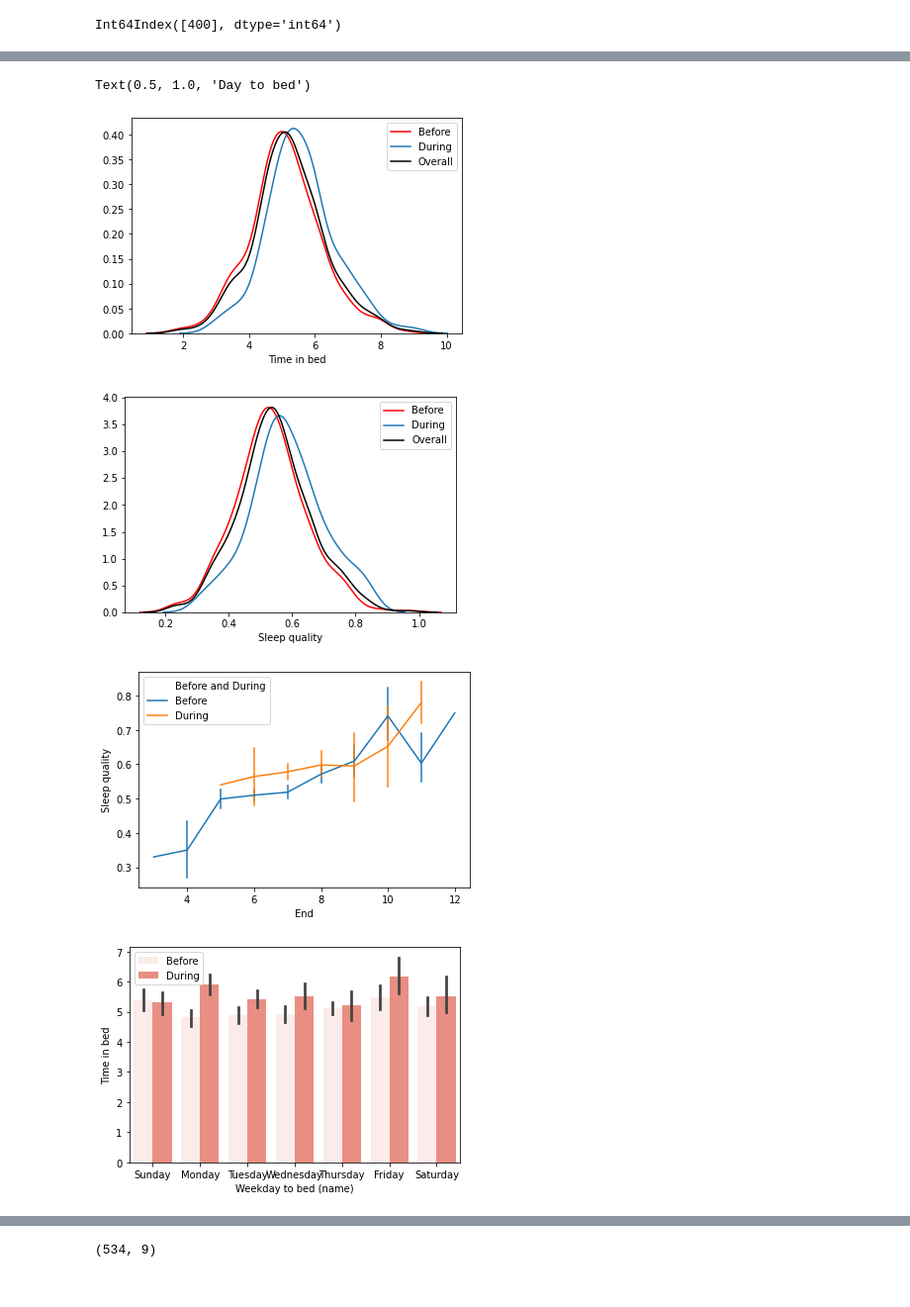
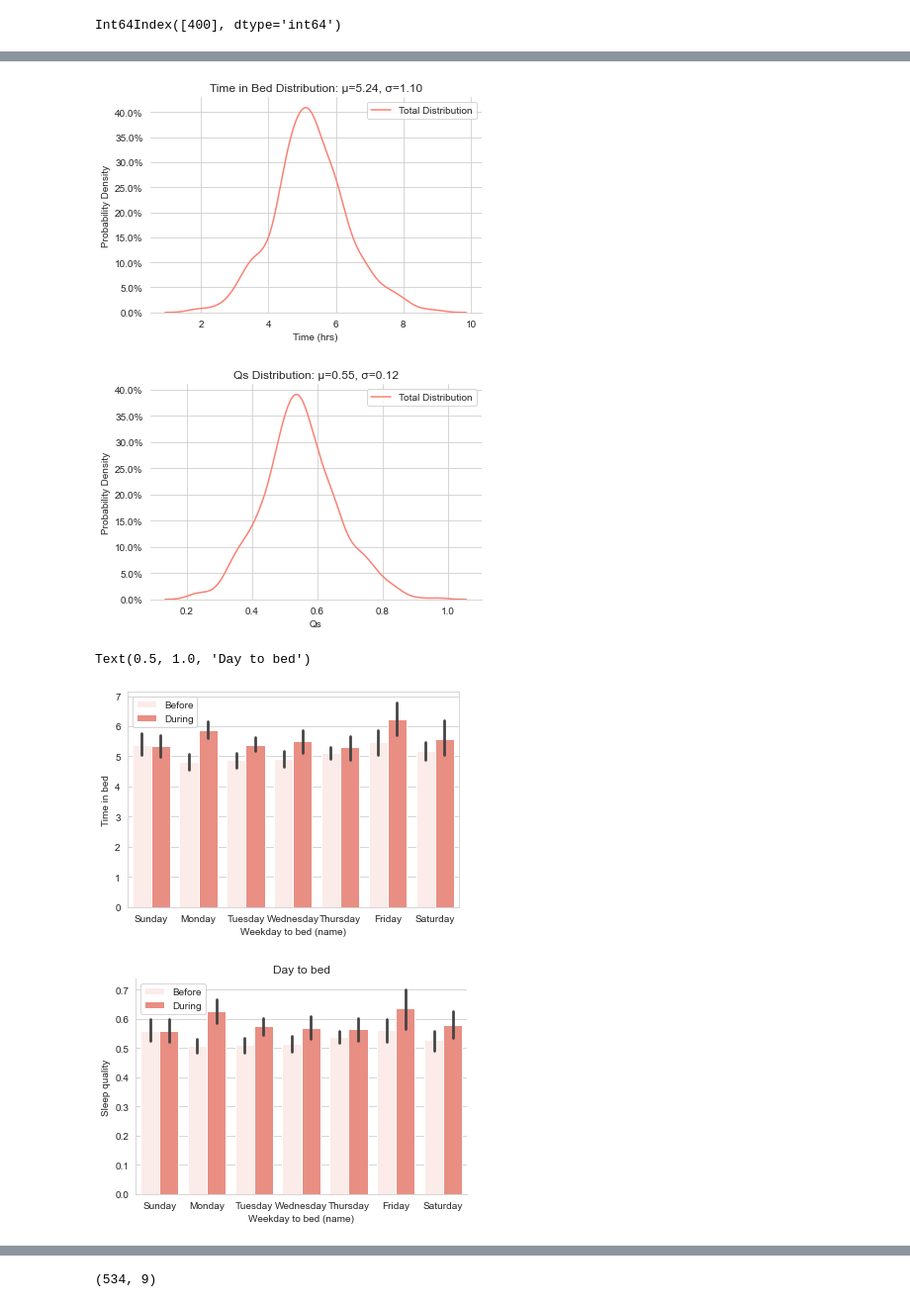
Before and after one commit to AVData/Data_Visualizations, a Jupyter notebook: Sleep_Data_notebook.ipynb, the cells around one changed output, grey strips where cells are left out. Shown at 99% size. Drawn from its saved outputs; the diff is of its cells as text; code cells hidden in the pictures.

Commit message:
perfected visualizations, and generated vis file to incorporate to blog post

```diff
--- a/Sleep_Data_notebook.ipynb
+++ b/Sleep_Data_notebook.ipynb
@@ -44,7 +44,7 @@ from IPython.display import IFrame
 # Note: The previously used dataframe was 'sleepdata.csv', now using an updated
 # dataframe that contains new data (including the data from the aforementioned df)
 
-df = pd.read_csv('./sleepdata2.csv', delimiter=';')
+df = pd.read_csv('./sleepdata.csv', delimiter=';')
 # %%
 # What are the features available in my dataframe?
 
@@ -629,28 +656,73 @@ Ttest_indResult(statistic=-4.468880394315968, pvalue=9.613059698853478e-06)
+# %%
+# Population Quality of sleep and time asleep distributions
+
+fig, ax_1 = plt.subplots()
+ax_1.yaxis.set_major_formatter(PercentFormatter(xmax=1))
+ax_1 = sns.distplot(df['Time in bed'], hist=False, color='salmon', label='Total Distribution')
+# ax_4.legend()
+plt.xlabel('Time (hrs)')
+plt.ylabel('Probability Density')
+ax_1.set_title('Time in Bed Distribution: µ=5.24, σ=1.10')
+ax_1.yaxis.set_ticks_position('none')
+sns.despine(left=True)
+# plt.savefig('pop_time_in_bed_dist.png')
+
+sns.set_style('whitegrid')
+fig, ax = plt.subplots()
+ax.yaxis.set_major_formatter(PercentFormatter(xmax=10))
+ax = sns.distplot(df['Sleep quality'], hist=False, color='salmon', label='Total Distribution')
+ax.legend()
+plt.xlabel('Qs')
+plt.ylabel('Probability Density')
+ax.set_title('Qs Distribution: µ=0.55, σ=0.12')
+ax.yaxis.set_ticks_position('none')
+sns.despine(left=True)
+# plt.savefig('pop_sleep_qs_dist.png')
+# %% [output]
+[figure, added]
+[figure, added]
 # %%
 # Subplots
-# sns.set_style('white')
+from matplotlib.ticker import PercentFormatter
+
+
 # Distributions plots:
-fig, ax_4 = plt.subplots()
-ax_4 = sns.distplot(df['Time in bed'][:401], hist=False, color='r', label='Before')
-ax_4 = sns.distplot(df['Time in bed'][401:], hist=False, label='During')
-ax_4 = sns.distplot(df['Time in bed'], hist=False, color='black', label='Overall')
-ax_4.legend()
+# fig, ax_4 = plt.subplots()
+# ax_4.yaxis.set_major_formatter(PercentFormatter(xmax=1))
+# ax_4 = sns.distplot(df['Time in bed'][:401], hist=False, color='r', label='Before')
+# ax_4 = sns.distplot(df['Time in bed'][401:], hist=False, label='During')
+# ax_4 = sns.distplot(df['Time in bed'], hist=False, color='salmon', label='Total Distribution')
+# ax_4.legend()
+# plt.xlabel('Time (hrs)')
+# plt.ylabel('Probability Density')
+# ax_4.set_title('Time in Bed Distribution: p-value < ?')
+# ax_4.yaxis.set_ticks_position('none')
+# sns.despine(left=True)
+# plt.savefig('all_time_in_bed_dist.png')
 
-fig, ax = plt.subplots()
-ax = sns.distplot(df['Sleep quality'][:401], hist=False, color='r', label='Before')
-ax = sns.distplot(df['Sleep quality'][401:], hist=False, label='During')
-ax = sns.distplot(df['Sleep quality'], hist=False, color='black', label='Overall')
-ax.legend()
+# sns.set_style('whitegrid')
+# fig, ax = plt.subplots()
+# ax.yaxis.set_major_formatter(PercentFormatter(xmax=10))
+# ax = sns.distplot(df['Sleep quality'][:401], hist=False, color='r', label='Before')
+# ax = sns.distplot(df['Sleep quality'][401:], hist=False, label='During')
+# ax = sns.distplot(df['Sleep quality'], hist=False, color='salmon', label='Total Distribution')
+# ax.legend()
+# plt.xlabel('Qs')
+# plt.ylabel('Probability Density')
+# ax.set_title('Qs Distribution: p-value < ?')
+# ax.yaxis.set_ticks_position('none')
+# sns.despine(left=True)
+# plt.savefig('all_sleep_qs_dist.png')
 
 
 # Line plots
-fig_1, ax_1 = plt.subplots()
+# fig_1, ax_1 = plt.subplots()
 # ax = sns.lineplot(df['Weekday to Bed (int)'], df['Sleep quality'])
 # ax_1 = sns.lineplot(y= df['Sleep quality'][:401], x=df['End'].dt.hour, label='Before')
 # ax_1 = sns.lineplot(y=df['Sleep quality'][401:], x=df['End'].dt.hour, label='During')
 # ax = sns.lineplot(x=df['End'].dt.hour/12, y=df['Time in bed'], hue='Sleep Quality Categories', data=df)
 # ax_1 = sns.lineplot(x='Time in bed', y='Sleep quality', data=df)
-ax_1 = sns.lineplot(y=df['Sleep quality'], x=df['End'].dt.hour, hue=df['Before and During'], err_style='bars')
+# ax_1 = sns.lineplot(y=df['Sleep quality'], x=df['End'].dt.hour, hue=df['Before and During'], err_style='bars')
 
 
 # Box plots
@@ -673,34 +745,32 @@ ax_2 = sns.barplot(
                        'Saturday'
                            ],
                    color='salmon'
                     )
 ax_2.legend()
 
 
 # Barplots
 fig_3, ax_3 = plt.subplots()
 ax_3 = sns.barplot(
                    x='Weekday to bed (name)',
                    y=df['Sleep quality'],
                    data=df,
                    hue='Before and During',
                    order=[
                        'Sunday',
                        'Monday',
                        'Tuesday',
                        'Wednesday',
                        'Thursday',
                        'Friday',
                        'Saturday'
                            ],
                    color='salmon',
                     )
 ax_3.legend()
 sns.despine()
 ax_3.set_title('Day to bed')
 # %% [output]
 Text(0.5, 1.0, 'Day to bed')
-[figure, old version]
+[figure, new version]
-[figure, old version]
+[figure, new version]
-[figure, removed]
-[figure, removed]
```
Also changed, not shown: parts of 23 cells of this notebook, 6 other files.
